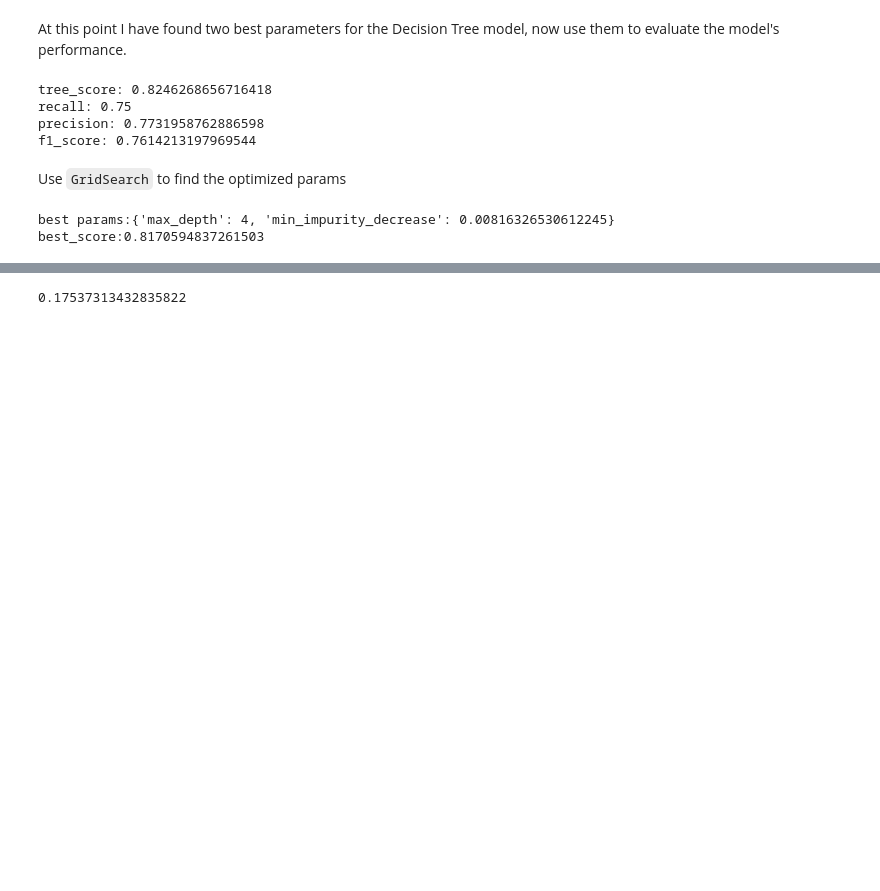
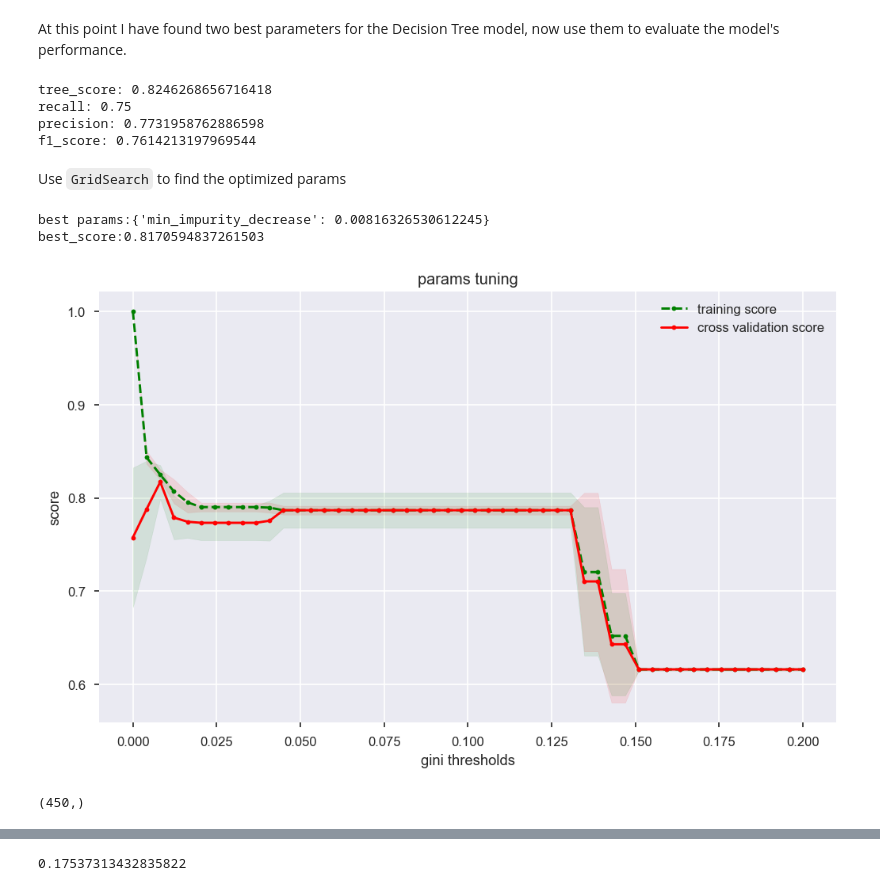
Before and after one commit to ffflora/kaggle-titanic, a Jupyter notebook: titanic-pipeline.ipynb, the cells around one changed output, grey strips where cells are left out. Cells and saved outputs as stored; diff of their text form; code cells hidden in the pictures; blank space fills up the shorter version.

```diff
--- a/titanic-pipeline.ipynb
+++ b/titanic-pipeline.ipynb
@@ -199,25 +199,39 @@ Use `GridSearch` to find the optimized params
 # %%
 from sklearn.model_selection import GridSearchCV
 thresholds = np.linspace(0,0.2,50)
-param_grid = {'min_impurity_decrease':thresholds,'max_depth':np.arange(1,10)}
+param_grid = {'min_impurity_decrease':thresholds}
+              #,'max_depth':np.arange(1,10)}
 clf= GridSearchCV(DecisionTreeClassifier(),param_grid,cv=5)
 clf.fit(x,y)
 
 print('best params:{0}\nbest_score:{1}'.format(clf.best_params_,clf.best_score_))
 # %% [output]
-best params:{'max_depth': 4, 'min_impurity_decrease': 0.00816326530612245}
+best params:{'min_impurity_decrease': 0.00816326530612245}
 best_score:0.8170594837261503
 # %%
-def plot_curve(train_sizes,cv_result,x_label):
+def plot_curve(train_sizes,cv_result,xlabel):
     train_scores_mean=cv_result['mean_train_score']
     train_scores_std=cv_result['std_train_score']
     test_scores_mean=cv_result['mean_test_score']
     test_scores_std=cv_result['std_test_score']
 
     plt.figure(figsize=(10,6),dpi=120)
     plt.title('params tuning')
     plt.xlabel(xlabel)
     plt.ylabel('score')
-    plt.fill_between(train_sizes,train_score_mean - train_score_std,train_score_mean + train_score_std,alpha = 0.1,color='r')
-    plt.fill_between(train_sizes,test_score_mean - test_score_std,test_score_mean + test_score_std,alpha = 0.1,color='g')
+    plt.fill_between(train_sizes,train_scores_mean - train_scores_std,
+                     train_scores_mean + train_scores_std,color='r',alpha=0.1)
+    plt.fill_between(train_sizes,test_scores_mean - test_scores_std,
+                     test_scores_mean + test_scores_std,
+                     alpha = 0.1,color='g')
     plt.plot(train_sizes,train_scores_mean,'.--',color='g',label='training score')
+    plt.plot(train_sizes,test_scores_mean,'.-',color='r',label='cross validation score')
+    plt.legend(loc='best')
+
+plot_curve(thresholds,clf.cv_results_,xlabel='gini thresholds')
+# %% [output]
+[figure, added]
+# %%
+clf.cv_results_['std_train_score'].shape
+# %% [output]
+(450,)
```
Also changed, not shown: parts of 3 cells of this notebook, 1 other file.
